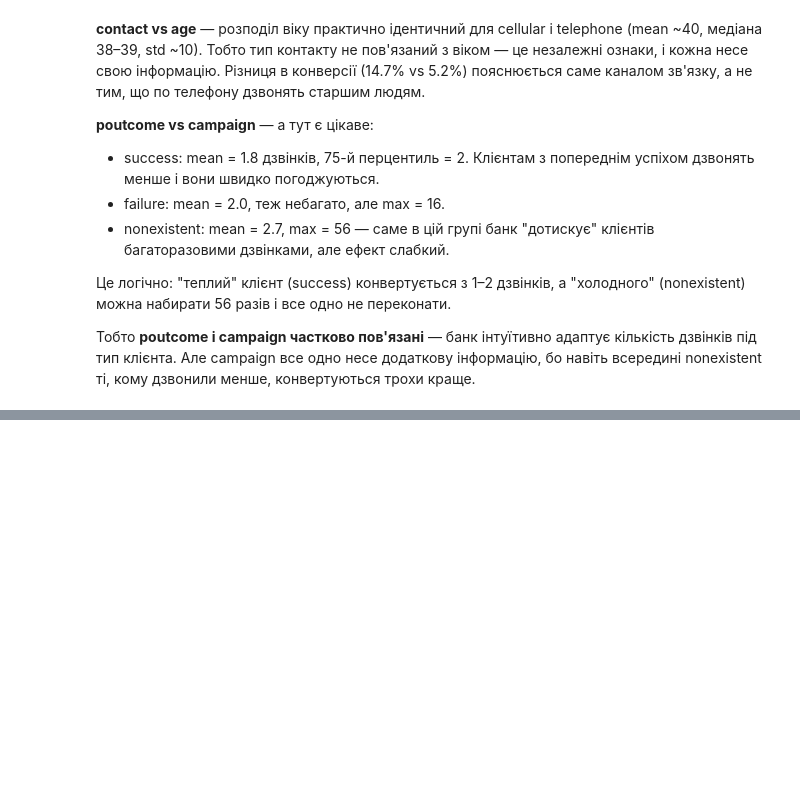
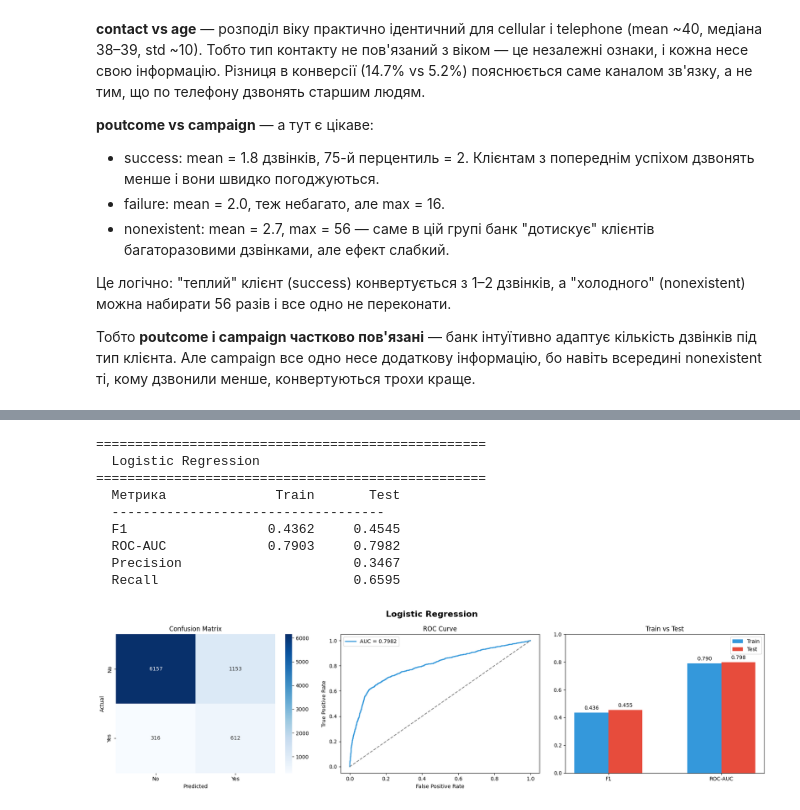
Before and after one commit to o-semenkova/ml_home_tasks, a Jupyter notebook: Mid_term_Project.ipynb, the cells around one changed output, grey strips where cells are left out. Drawn from its saved outputs; the diff is of its cells as text; code cells hidden in the pictures; blank space fills up the shorter version.

```diff
--- a/Mid_term_Project.ipynb
+++ b/Mid_term_Project.ipynb
@@ -881,0 +1110,32 @@ scale_pos_weight для XGBoost / LightGBM
+# %%
+# ============================================
+# МОДЕЛЬ 1: Logistic Regression
+# ============================================
+from sklearn.linear_model import LogisticRegression
+
+lr_model = LogisticRegression(
+    class_weight='balanced',
+    max_iter=1000,
+    random_state=42
+)
+
+lr_model.fit(X_train_lin_scaled, y_train)
+
+lr_metrics = evaluate_model(
+    lr_model,
+    X_train_lin_scaled, X_test_lin_scaled,
+    y_train, y_test,
+    model_name="Logistic Regression",
+    params_str="class_weight=balanced, max_iter=1000"
+)
+# %% [output]
+==================================================
+  Logistic Regression
+==================================================
+  Метрика              Train       Test
+  -----------------------------------
+  F1                  0.4362     0.4545
+  ROC-AUC             0.7903     0.7982
+  Precision                      0.3467
+  Recall                         0.6595
+[figure, added]
```
Also changed, not shown: parts of 44 cells of this notebook.
